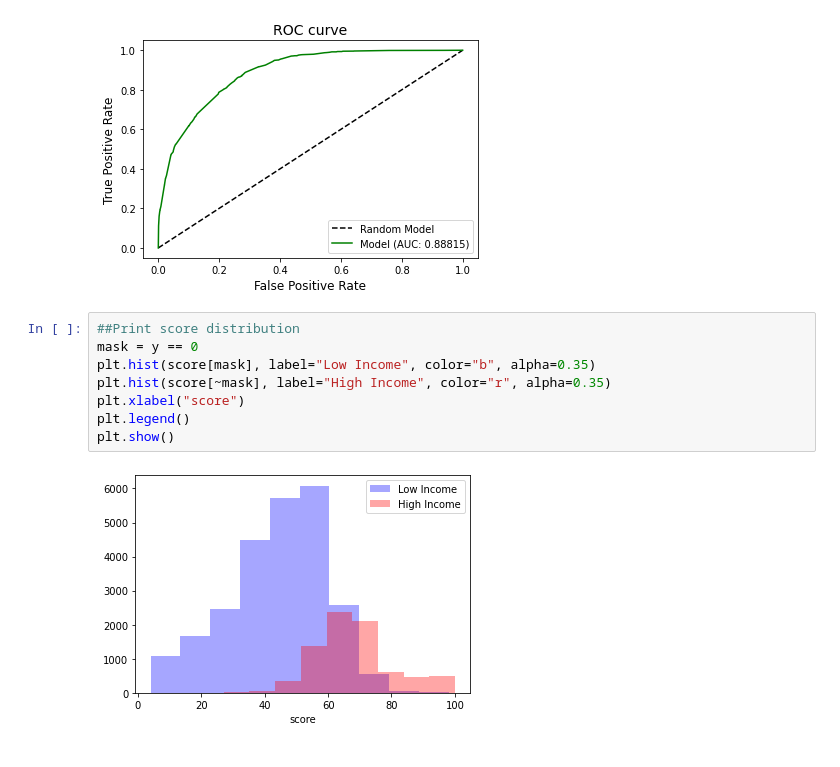
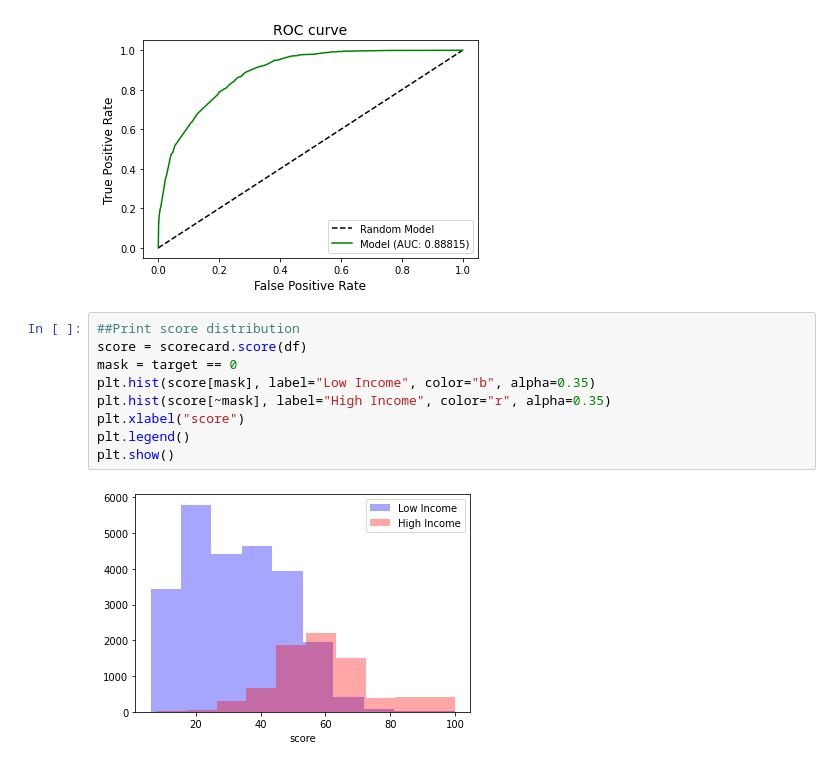
Before and after one commit to rajshah4/rulez, a Jupyter notebook: scorecard.ipynb, the cells around one changed output. Saved outputs shown, nothing was run; the diff lists cells and outputs as text.

```diff
--- a/scorecard.ipynb
+++ b/scorecard.ipynb
@@ -122,11 +102,12 @@ plot_auc_roc(y_test, y_pred)
 [figure]
 # %%
 ##Print score distribution
-mask = y == 0
+score = scorecard.score(df)
+mask = target == 0
 plt.hist(score[mask], label="Low Income", color="b", alpha=0.35)
 plt.hist(score[~mask], label="High Income", color="r", alpha=0.35)
 plt.xlabel("score")
 plt.legend()
 plt.show()
 # %% [output]
-[figure, old version]
+[figure, new version]
```
Also changed, not shown: parts of 4 cells of this notebook.
